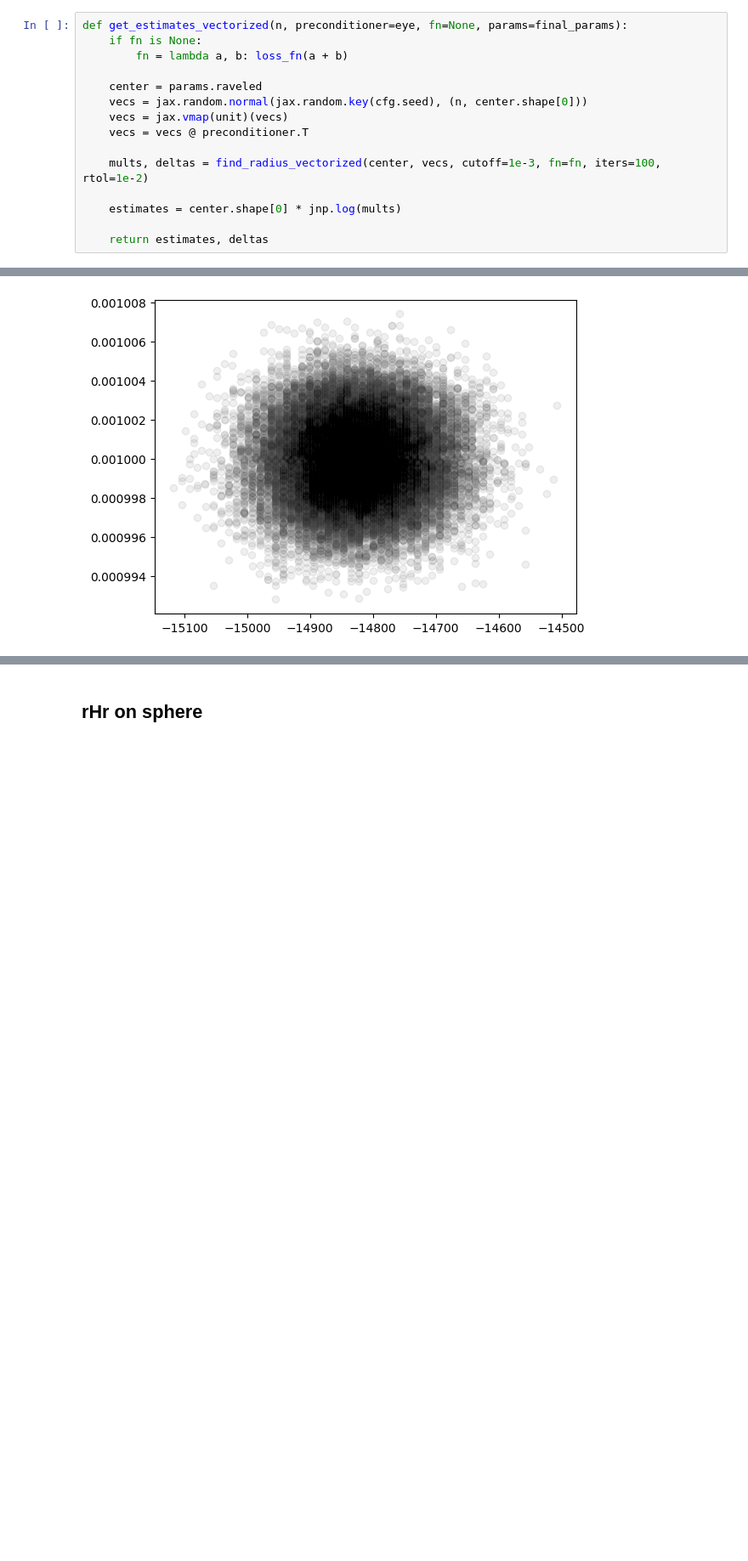
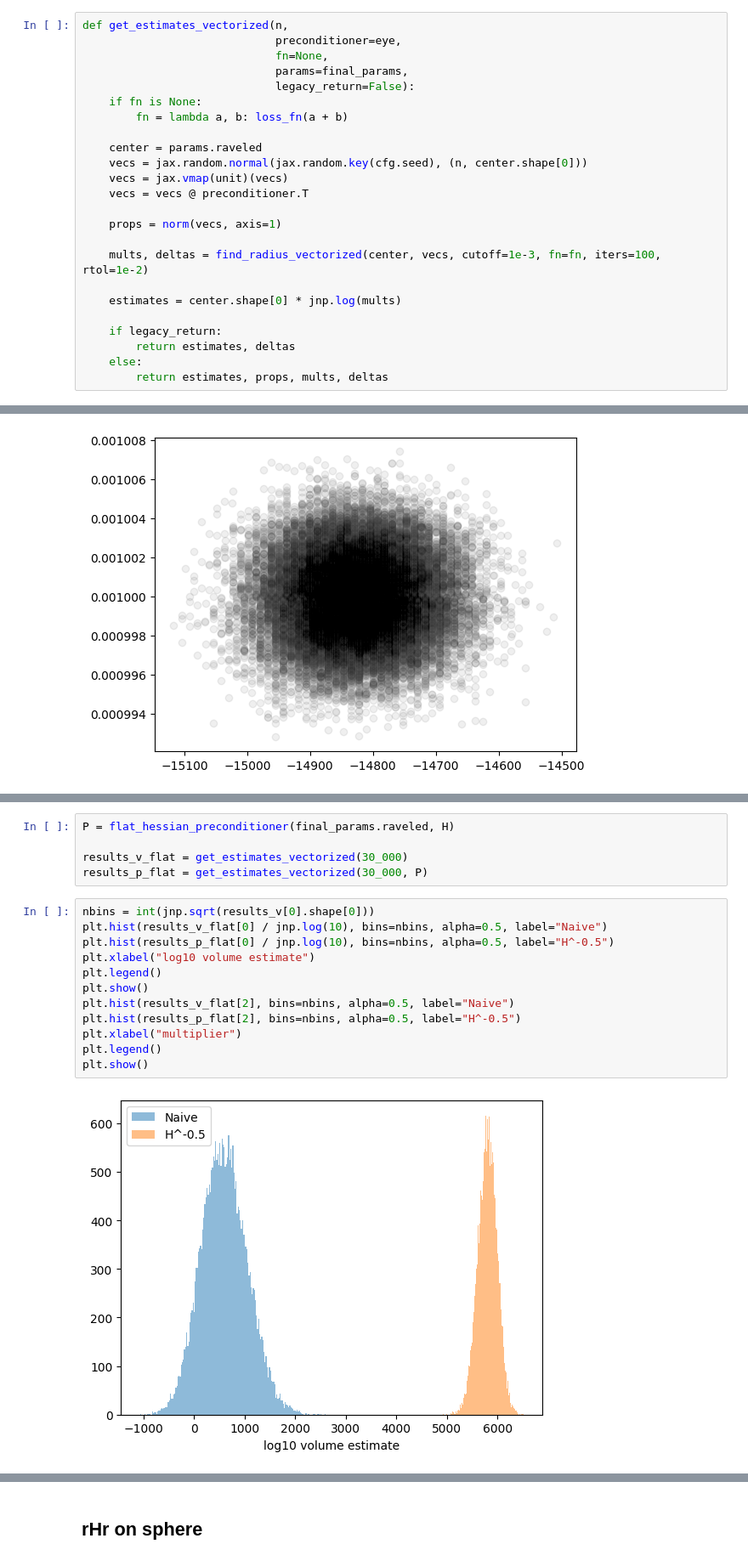
Before and after one commit to EleutherAI/basin-volume, a Jupyter notebook: basin_precondition.ipynb, the cells around one changed output, grey strips where cells are left out. Shown at 85% size. Drawn from its saved outputs; the diff is of its cells as text; blank space fills up the shorter version.

```diff
--- a/basin_precondition.ipynb
+++ b/basin_precondition.ipynb
@@ -468,7 +468,11 @@ def get_estimates_preconditioned(n, preconditioner=eye, fn=None, params=final_pa
 
     return estimates, diffs
 # %%
-def get_estimates_vectorized(n, preconditioner=eye, fn=None, params=final_params):
+def get_estimates_vectorized(n,
+                             preconditioner=eye,
+                             fn=None,
+                             params=final_params,
+                             legacy_return=False):
     if fn is None:
         fn = lambda a, b: loss_fn(a + b)
 
@@ -477,11 +481,16 @@ def get_estimates_vectorized(n, preconditioner=eye, fn=None, params=final_params
     vecs = jax.vmap(unit)(vecs)
     vecs = vecs @ preconditioner.T
 
+    props = norm(vecs, axis=1)
+
     mults, deltas = find_radius_vectorized(center, vecs, cutoff=1e-3, fn=fn, iters=100, rtol=1e-2)
 
     estimates = center.shape[0] * jnp.log(mults)
 
-    return estimates, deltas
+    if legacy_return:
+        return estimates, deltas
+    else:
+        return estimates, props, mults, deltas
 # %% [markdown]
 ### Sphere
 # %%
@@ -715,0 +753,19 @@ plt.show()
+# %%
+P = flat_hessian_preconditioner(final_params.raveled, H)
+
+results_v_flat = get_estimates_vectorized(30_000)
+results_p_flat = get_estimates_vectorized(30_000, P)
+# %%
+nbins = int(jnp.sqrt(results_v[0].shape[0]))
+plt.hist(results_v_flat[0] / jnp.log(10), bins=nbins, alpha=0.5, label="Naive")
+plt.hist(results_p_flat[0] / jnp.log(10), bins=nbins, alpha=0.5, label="H^-0.5")
+plt.xlabel("log10 volume estimate")
+plt.legend()
+plt.show()
+plt.hist(results_v_flat[2], bins=nbins, alpha=0.5, label="Naive")
+plt.hist(results_p_flat[2], bins=nbins, alpha=0.5, label="H^-0.5")
+plt.xlabel("multiplier")
+plt.legend()
+plt.show()
+# %% [output]
+[figure, added]
```
Also changed, not shown: parts of 12 cells of this notebook.
